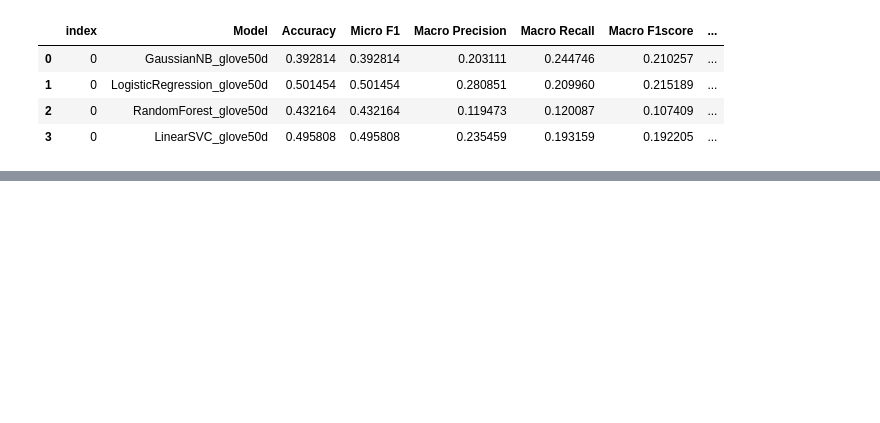
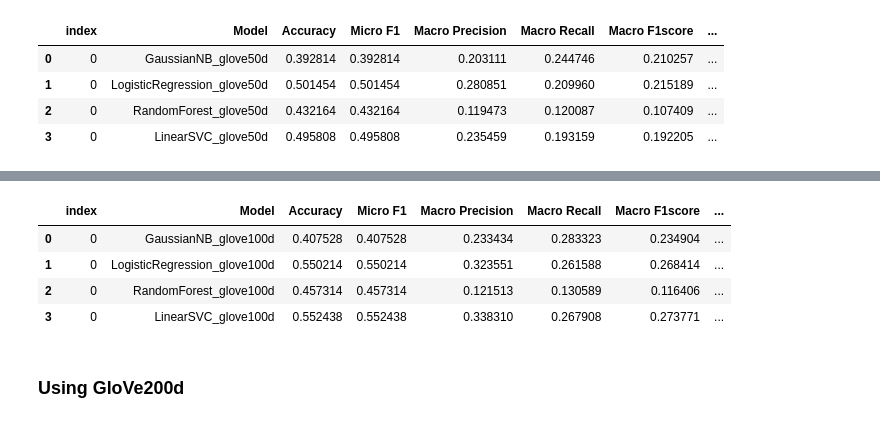
Before and after one commit to siddharthshenoy/Keywordandsum, a Jupyter notebook: ASAR.ipynb, the cells around one changed output, grey strips where cells are left out. Saved outputs shown, nothing was run; the diff lists cells and outputs as text; code cells hidden in the pictures; blank space fills up the shorter version.

Commit message:
glove100d,glove300d

```diff
--- a/ASAR.ipynb
+++ b/ASAR.ipynb
@@ -661,0 +641,4 @@ results_cv_straitified_glove50d
+# %%
+# Load pickled glove_model
+with open('glove_model_100d.pickle', 'rb') as to_read:
+    glove_model_100d = pickle.load(to_read)
@@ -661,0 +702,14 @@ results_cv_straitified_glove50d
+# %%
+# Opening Results
+with open('results_cv_straitified_glove100d.pickle', 'rb') as to_read:
+    results_cv_straitified_glove100d = pickle.load(to_read)
+# %%
+results_cv_straitified_glove100d
+# %% [output]
+|  | index | Model | Accuracy | Micro F1 | Macro Precision | Macro Recall | Macro F1score | ... |
+| 0 | 0 | GaussianNB_glove100d | 0.407528 | 0.407528 | 0.233434 | 0.283323 | 0.234904 | ... |
+| 1 | 0 | LogisticRegression_glove100d | 0.550214 | 0.550214 | 0.323551 | 0.261588 | 0.268414 | ... |
+| 2 | 0 | RandomForest_glove100d | 0.457314 | 0.457314 | 0.121513 | 0.130589 | 0.116406 | ... |
+| 3 | 0 | LinearSVC_glove100d | 0.552438 | 0.552438 | 0.338310 | 0.267908 | 0.273771 | ... |
+# %% [markdown]
+### Using GloVe200d
```
Also changed, not shown: parts of 28 cells of this notebook, 3 other files.
